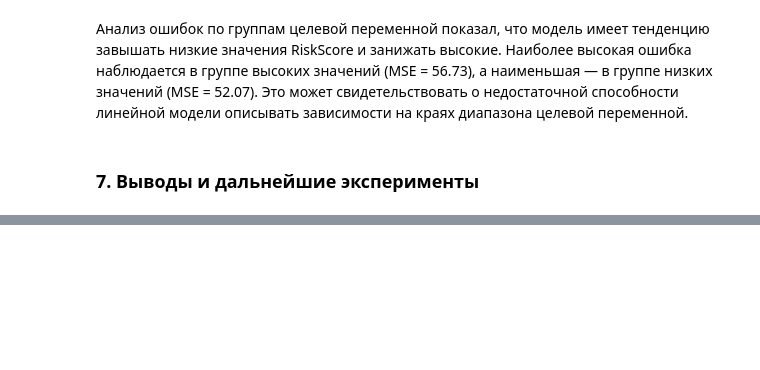
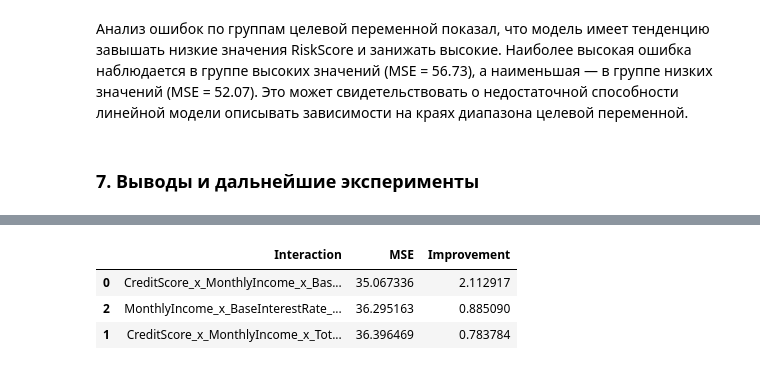
Before and after one commit to las-tochka/Machine_learning, a Jupyter notebook: Lab_1/Kaggle_Competition.ipynb, the cells around one changed output, grey strips where cells are left out. Cells and saved outputs as stored; diff of their text form; code cells hidden in the pictures; blank space fills up the shorter version.

```diff
--- a/Lab_1/Kaggle_Competition.ipynb
+++ b/Lab_1/Kaggle_Competition.ipynb
@@ -342,10 +336,0 @@ print("Количество признаков после удаления:", X_
-# %%
-model_reduced = MyLinearRegression()
-
-model_reduced.fit(X_train_reduced, y_train)
-
-y_pred_reduced = model_reduced.predict(X_val_reduced)
-
-mse_reduced = mean_squared_error(y_val, y_pred_reduced)
-
-print("MSE после удаления признаков:", mse_reduced)
@@ -455,10 +336,0 @@ for df in [X_train, X_val]:
-# %%
-model_missing = MyLinearRegression()
-
-model_missing.fit(X_train_z, y_train)
-
-y_pred_missing = model_missing.predict(X_val_z)
-
-mse_missing = mean_squared_error(y_val, y_pred_missing)
-
-print("MSE с индикаторами пропусков:", mse_missing)
@@ -466,0 +478,69 @@ MSE с индикаторами пропусков: 53.85312578435701
+# %%
+triple_interactions = [
+    (
+        "CreditScore",
+        "MonthlyIncome",
+        "BaseInterestRate"
+    ),
+    (
+        "CreditScore",
+        "MonthlyIncome",
+        "TotalDebtToIncomeRatio"
+    ),
+    (
+        "MonthlyIncome",
+        "BaseInterestRate",
+        "TotalDebtToIncomeRatio"
+    )
+]
+
+triple_results = []
+
+for features in triple_interactions:
+
+    X_tr = X_train_inter.copy()
+    X_vl = X_val_inter.copy()
+
+    name = "_x_".join(features)
+
+    X_tr[name] = (
+        X_tr[features[0]]
+        * X_tr[features[1]]
+        * X_tr[features[2]]
+    )
+
+    X_vl[name] = (
+        X_vl[features[0]]
+        * X_vl[features[1]]
+        * X_vl[features[2]]
+    )
+
+    mean = X_tr[name].mean()
+    std = X_tr[name].std(ddof=0)
+
+    if std == 0:
+        std = 1
+
+    X_tr[name] = (X_tr[name] - mean) / std
+    X_vl[name] = (X_vl[name] - mean) / std
+
+    model = MyLinearRegression()
+    model.fit(X_tr, y_train)
+
+    predictions = model.predict(X_vl)
+
+    mse = mean_squared_error(y_val, predictions)
+
+    triple_results.append({
+        "Interaction": name,
+        "MSE": mse,
+        "Improvement": 37.180252836879546 - mse
+    })
+
+triple_results = pd.DataFrame(triple_results)
+display(triple_results.sort_values("MSE"))
+# %% [output]
+|  | Interaction | MSE | Improvement |
+| 0 | CreditScore_x_MonthlyIncome_x_Bas... | 35.067336 | 2.112917 |
+| 2 | MonthlyIncome_x_BaseInterestRate_... | 36.295163 | 0.885090 |
+| 1 | CreditScore_x_MonthlyIncome_x_Tot... | 36.396469 | 0.783784 |
```
Also changed, not shown: parts of 39 cells of this notebook, 1 other file.
